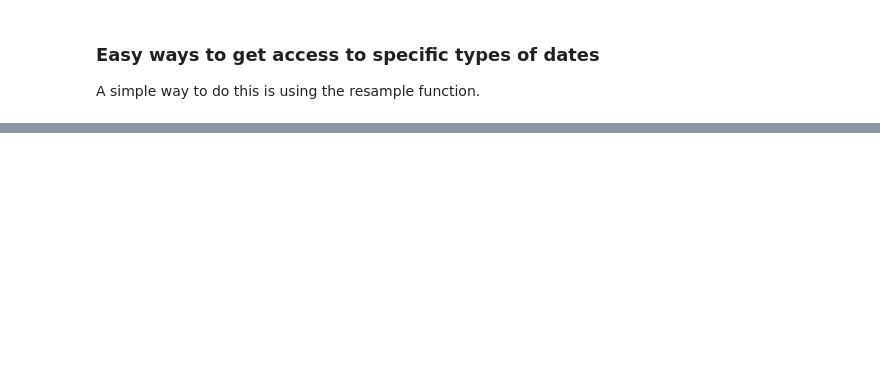
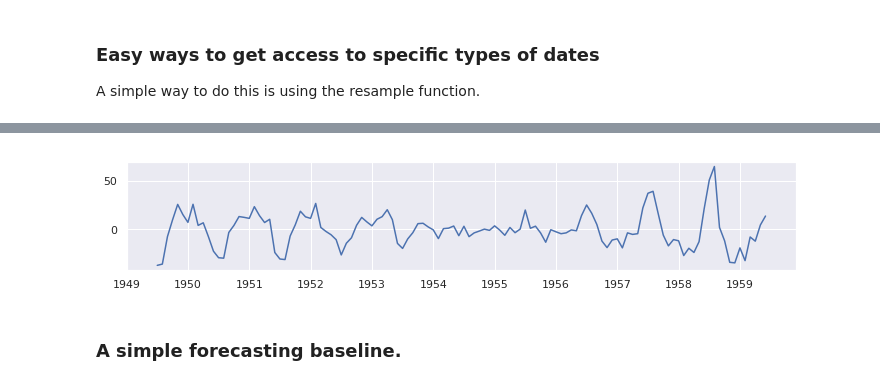
Before and after one commit to TomMonks/code-club-basic-forecasting, a Jupyter notebook: intro_to_dates.ipynb, the cells around one changed output, grey strips where cells are left out. Saved outputs shown, nothing was run; the diff lists cells and outputs as text; code cells hidden in the pictures; blank space fills up the shorter version.

Commit message:
basic forecast

```diff
--- a/intro_to_dates.ipynb
+++ b/intro_to_dates.ipynb
@@ -293,0 +381,6 @@ df.resample(rule='M').max().plot.line(figsize=(12,4)) # month end maximum sales
+# %%
+ax = sd_result.resid.plot(figsize=(12,2))
+# %% [output]
+[figure, added]
+# %% [markdown]
+### A simple forecasting baseline.
```
Also changed, not shown: parts of 28 cells of this notebook, 1 other file.
